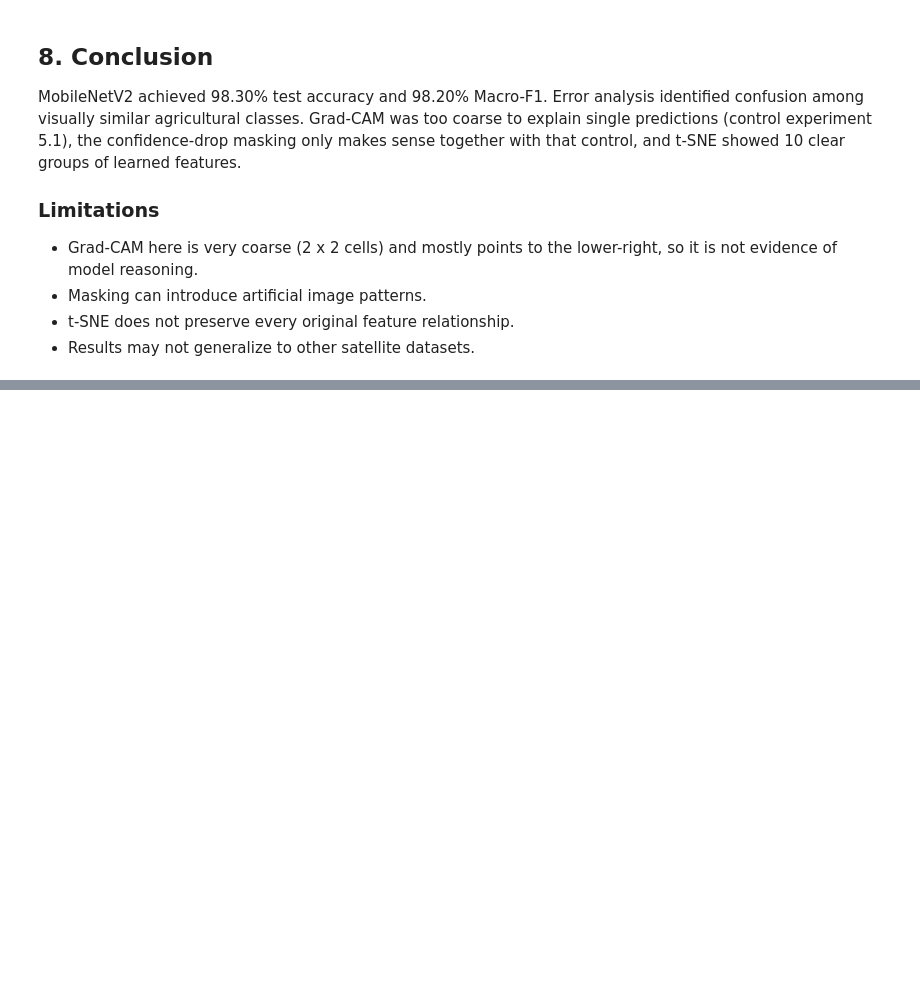
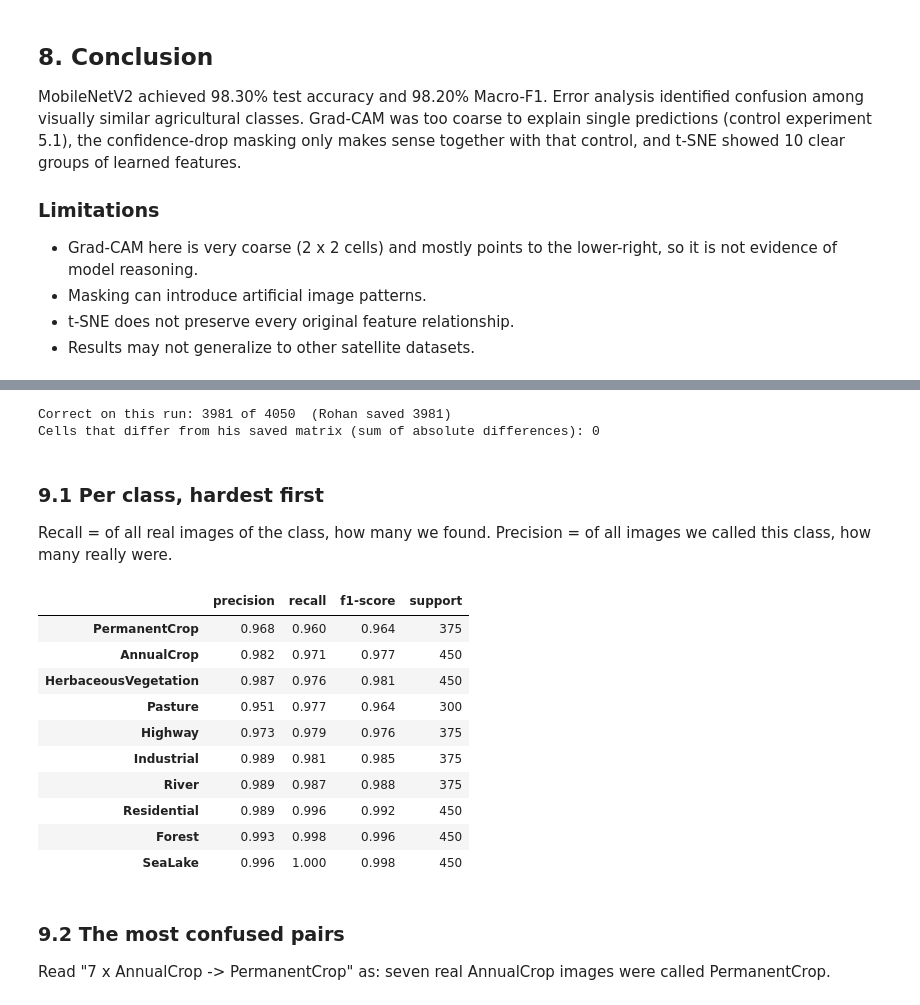
Before and after one commit to Nitinshakthi7/Eyes-in-the-Sky, a Jupyter notebook: notebooks/04_evaluation_and_explainability.ipynb, the cells around one changed output, grey strips where cells are left out. Cells and saved outputs as stored; diff of their text form; code cells hidden in the pictures; blank space fills up the shorter version.

```diff
--- a/notebooks/04_evaluation_and_explainability.ipynb
+++ b/notebooks/04_evaluation_and_explainability.ipynb
@@ -194,0 +199,64 @@ MobileNetV2 achieved 98.30% test accuracy and 98.20% Macro-F1. Error analysis id
+# %%
+import sys
+
+import numpy as np
+import torch
+from PIL import Image
+
+sys.path.insert(0, str(project_root))
+from src.dataset import EuroSATDataset
+from src.train import build_model
+from src.utils import DATA_DIR, MODELS_DIR
+
+RUN = 'mobilenet_v2_full_frac1_seed0'
+CLASSES = ['AnnualCrop', 'Forest', 'HerbaceousVegetation', 'Highway', 'Industrial',
+           'Pasture', 'PermanentCrop', 'Residential', 'River', 'SeaLake']
+
+model, _ = build_model('mobilenet_v2_full')
+model.load_state_dict(torch.load(MODELS_DIR / f'{RUN}.pth', map_location='cpu', weights_only=True))   # weights_only: safe loading
+model.eval()
+
+test_set = EuroSATDataset('test')
+test_df = test_set.df
+labels = test_df['label'].to_numpy()
+
+probabilities = []
+with torch.no_grad():
+    for start in range(0, len(test_set), 256):
+        batch = torch.stack([test_set[i][0] for i in range(start, min(start + 256, len(test_set)))])
+        probabilities.append(torch.softmax(model(batch), dim=1))
+probabilities = torch.cat(probabilities).numpy()
+predictions = probabilities.argmax(axis=1)
+top_prob = probabilities.max(axis=1)
+
+mine = pd.crosstab(pd.Series(labels, name='actual'), pd.Series(predictions, name='predicted')).reindex(
+    index=range(10), columns=range(10), fill_value=0).to_numpy()
+print(f'Correct on this run: {int((predictions == labels).sum())} of {len(labels)}  (Rohan saved {int(np.trace(cm.values))})')
+print(f'Cells that differ from his saved matrix (sum of absolute differences): {int(np.abs(mine - cm.values).sum())}')
+# %% [output]
+Correct on this run: 3981 of 4050  (Rohan saved 3981)
+Cells that differ from his saved matrix (sum of absolute differences): 0
+# %% [markdown]
+### 9.1 Per class, hardest first
+
+Recall = of all real images of the class, how many we found. Precision = of all images we called this class, how many really were.
+# %%
+per_class = report.loc[CLASSES, ['precision', 'recall', 'f1-score', 'support']].copy()
+per_class['support'] = per_class['support'].astype(int)
+per_class.sort_values('recall').round(3)
+# %% [output]
+|  | precision | recall | f1-score | support |
+| PermanentCrop | 0.968 | 0.960 | 0.964 | 375 |
+| AnnualCrop | 0.982 | 0.971 | 0.977 | 450 |
+| HerbaceousVegetation | 0.987 | 0.976 | 0.981 | 450 |
+| Pasture | 0.951 | 0.977 | 0.964 | 300 |
+| Highway | 0.973 | 0.979 | 0.976 | 375 |
+| Industrial | 0.989 | 0.981 | 0.985 | 375 |
+| River | 0.989 | 0.987 | 0.988 | 375 |
+| Residential | 0.989 | 0.996 | 0.992 | 450 |
+| Forest | 0.993 | 0.998 | 0.996 | 450 |
+| SeaLake | 0.996 | 1.000 | 0.998 | 450 |
+# %% [markdown]
+### 9.2 The most confused pairs
+
+Read "7 x AnnualCrop -> PermanentCrop" as: seven real AnnualCrop images were called PermanentCrop.
```
Also changed, not shown: parts of 7 cells of this notebook, 6 other files.
